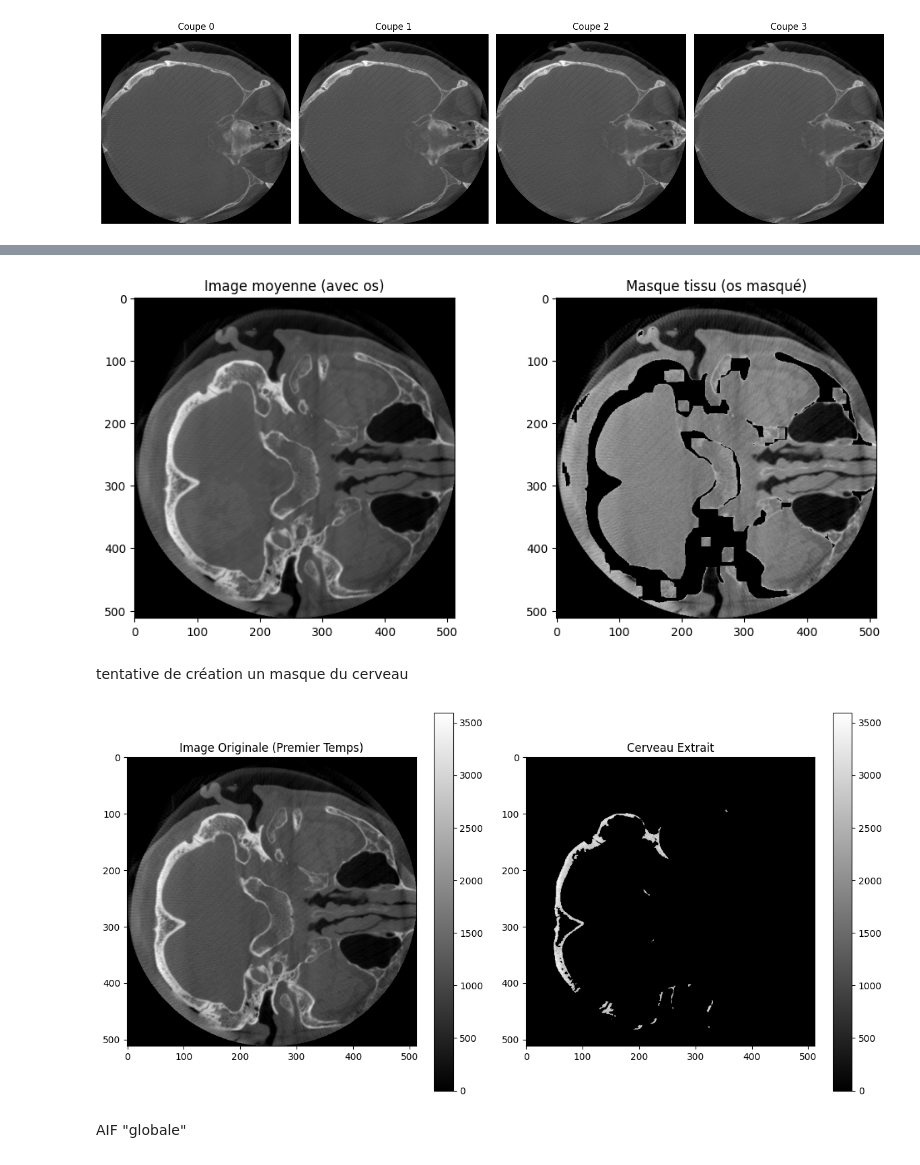
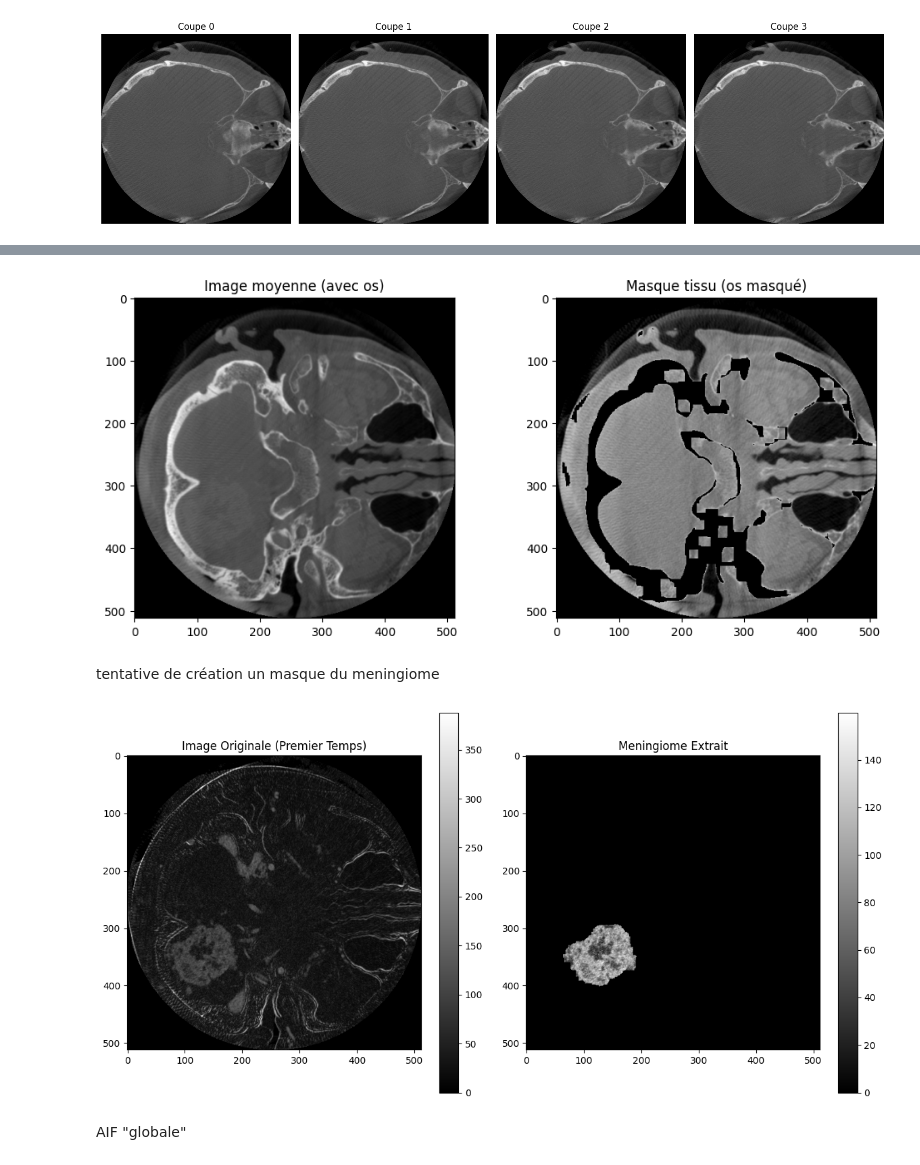
Before and after one commit to RomainViardLille/LiiFE, a Jupyter notebook: PERF_CBCT_meningiome.ipynb, the cells around one changed output, grey strips where cells are left out. Drawn from its saved outputs; the diff is of its cells as text; code cells hidden in the pictures.

```diff
--- a/PERF_CBCT_meningiome.ipynb
+++ b/PERF_CBCT_meningiome.ipynb
@@ -80,3 +84,18 @@ plt.tight_layout()
 plt.show()
 # %% [output]
 [figure]
+# %%
+# Visualiser toutes les coupes axiales de nifti_data_perf pour le premier temps (t=0)
+num_slices = nifti_data_aif.shape[2]
+plt.figure(figsize=(15, num_slices * 2))
+
+std_img = np.std(nifti_data_perf, axis=3)
+
+for i in range(num_slices):
+    plt.subplot(1, num_slices, i + 1)
+    plt.imshow(std_img[:, :, i]>50, cmap='gray')
+    plt.title(f"Coupe {i}")
+    plt.axis('off')
+
+plt.tight_layout()
+plt.show()
@@ -91,7 +112,7 @@ bone_threshold = 1600
 bone_mask = mean_img > bone_threshold
 
 # 3. Appliquer une fermeture morphologique pour combler les petits trous dans le masque osseux
-bone_mask_closed = binary_closing(bone_mask, structure=np.ones((15,15,3)))
+bone_mask_closed = binary_closing(bone_mask, structure=np.ones((14,14,3)))
 
 # 4. Créer un masque inverse pour ne garder que les tissus non osseux
 brain_mask = ~bone_mask_closed
@@ -109,52 +130,56 @@ plt.imshow(nifti_data_perf_masked[:, :, mean_img.shape[2]//2,1], cmap='gray')
 plt.title("Masque tissu (os masqué)")
 plt.show()
 # %% [output]
-[figure, old version]
+[figure, new version]
 # %% [markdown]
-tentative de création un masque du cerveau
+tentative de création un masque du meningiome
 # %%
 from scipy.ndimage import binary_fill_holes, label
 from skimage.morphology import remove_small_objects
+from scipy.ndimage import binary_closing
 
 # Extraire la première image temporelle
-first_timepoint = nifti_data[:, :, :, 0]
+first_timepoint = std_img#nifti_data[:, :, :, 0]
 
 # Appliquer un seuillage pour segmenter la boîte crânienne
-threshold_value = np.percentile(first_timepoint, 99)  # Ajustez ce seuil si nécessaire
+threshold_value = np.percentile(first_timepoint, 90)  # Ajustez ce seuil si nécessaire
 binary_mask = first_timepoint > threshold_value
 
 # Remplir les trous dans le masque binaire
 filled_mask = binary_fill_holes(binary_mask)
 
 # Supprimer les petits objets pour garder uniquement les grandes structures (comme le cerveau)
 cleaned_mask = remove_small_objects(filled_mask, min_size=500)  # Ajustez min_size si nécessaire
 
 # Identifier la plus grande composante connexe (le cerveau)
 labeled_mask, num_features = label(cleaned_mask)
 component_sizes = np.bincount(labeled_mask.ravel())
 component_sizes[0] = 0  # Ignorer le fond
 largest_component = np.argmax(component_sizes)
 brain_mask = labeled_mask == largest_component
 
+# Appliquer une fermeture morphologique pour combler les petits trous dans le masque du cerveau
+brain_mask = binary_closing(brain_mask, structure=np.ones((50, 50, 1)))
+
 # Appliquer le masque pour extraire le cerveau
 brain_extracted = first_timepoint * brain_mask
 
 # Afficher le résultat
 plt.figure(figsize=(12, 6))
 plt.subplot(1, 2, 1)
 plt.imshow(first_timepoint[:, :, first_timepoint.shape[2] // 4], cmap='gray')
 plt.title("Image Originale (Premier Temps)")
 plt.colorbar()
 
 plt.subplot(1, 2, 2)
 plt.imshow(brain_extracted[:, :, first_timepoint.shape[2] // 4], cmap='gray')
-plt.title("Cerveau Extrait")
+plt.title("Meningiome Extrait")
 plt.colorbar()
 
 plt.tight_layout()
 plt.show()
 # %% [output]
-[figure, old version]
+[figure, new version]
 # %% [markdown]
 AIF "globale"
 # %%
```
Also changed, not shown: parts of 15 cells of this notebook, 1 other file.
